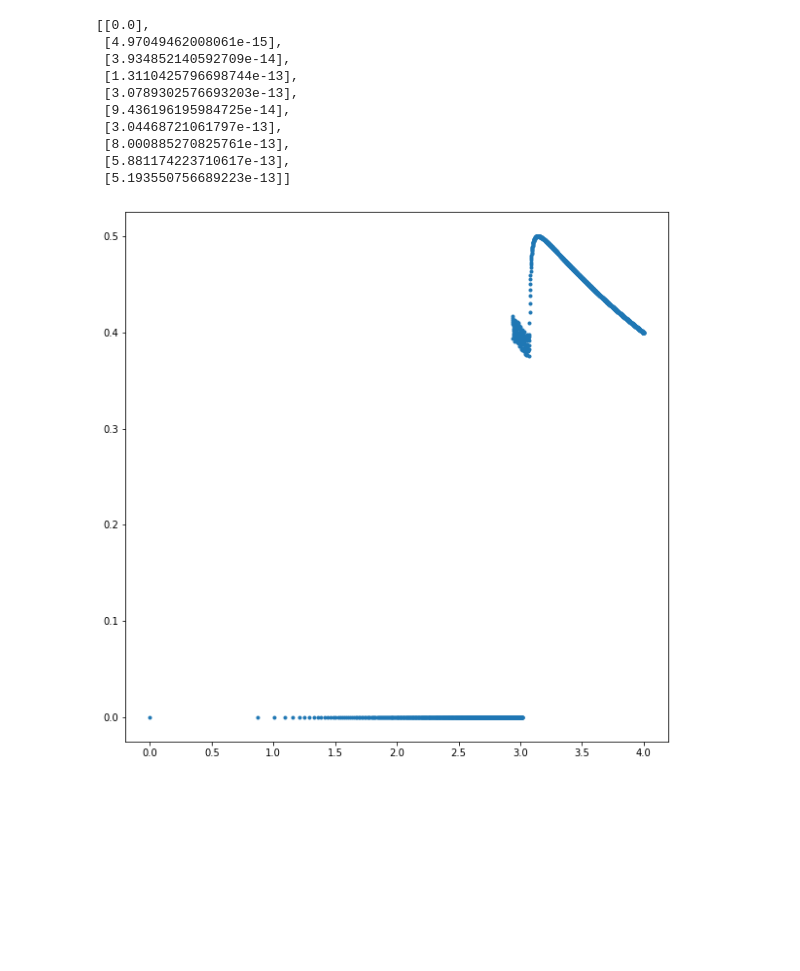
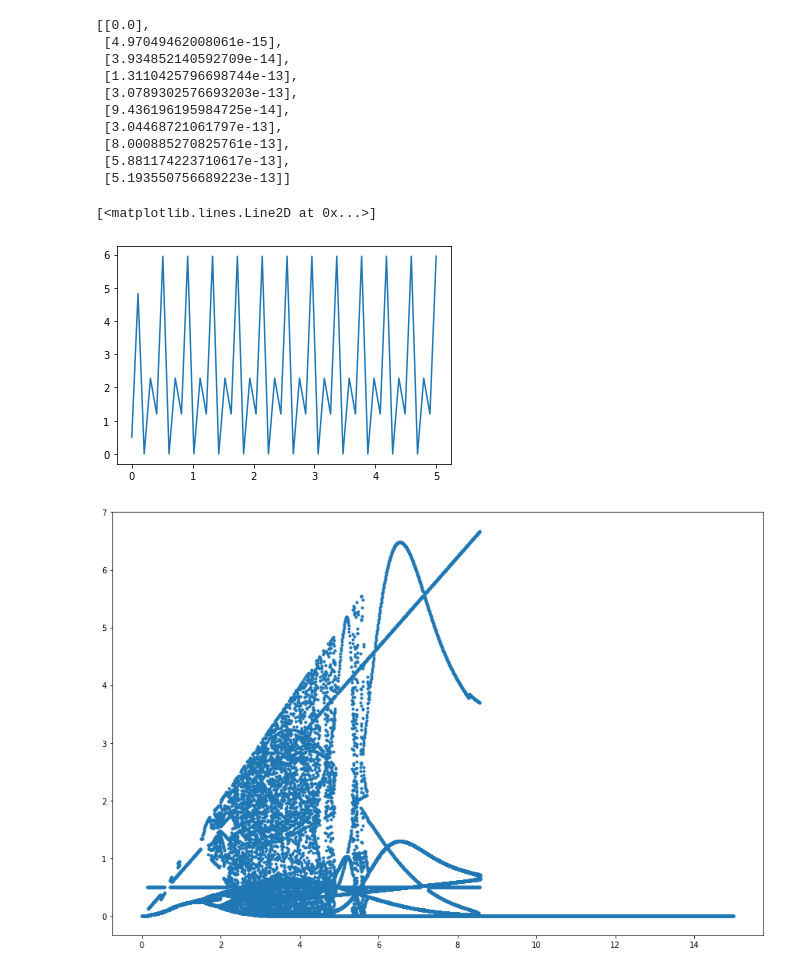
Before and after one commit to pierreGarciaRaf/analyseSim, a Jupyter notebook: TP1/TP01_ET.ipynb, the cells around one changed output. Saved outputs shown, nothing was run; the diff lists cells and outputs as text; code cells hidden in the pictures; blank space fills up the shorter version.

```diff
--- a/TP1/TP01_ET.ipynb
+++ b/TP1/TP01_ET.ipynb
@@ -573,6 +575,6 @@ def un(mu):
 # %%
 def sn(mu):
-    return lambda x: x*np.sin(x*mu)
+    return lambda x: mu*np.exp(-abs(1-x)**2)
 # %%
 def closeReal(a,b):
     return abs(a - b) < 0.05
@@ -601,7 +603,7 @@ def getTheMostImportantMeans(un,rValue,t):
             idx += 1
             if (closeReal(recordedVal[0],val)):
                 valOccurenceNumber[idx][1] += 1
-                valOccurenceNumber[idx][0] = (valOccurenceNumber[idx][0] + val)*0.5
+                valOccurenceNumber[idx][0] = (valOccurenceNumber[idx][0] + val)*0.1
                 hasAdded = True
                 break
         if (not hasAdded):
@@ -629,6 +631,13 @@ generateBifurcationDiagram(sn,np.linspace(0,2,10))
  [8.000885270825761e-13],
  [5.881174223710617e-13],
  [5.193550756689223e-13]]
+# %%
+t =np.linspace(0,5,50)
+mu=3.5
+plt.plot(t,recPlot(sn(6.2),t,0.5))
+# %% [output]
+[<matplotlib.lines.Line2D at 0x...>]
+[figure, added]
 # %%
 def genForPlotting(un,rValues):
     tab = generateBifurcationDiagram(un,rValues)
@@ -642,11 +651,11 @@ def genForPlotting(un,rValues):
         idx+=1
     return rValsForPlt,unForPlt
 # %%
-rValues = 4*np.arange(0,1,0.0005)**0.2
+rValues = 15*np.arange(0,1,0.0005)
 forPlot = genForPlotting(sn,rValues)
 # %%
-fig,ax = plt.subplots(1,1,figsize = (10,10))
+fig,ax = plt.subplots(1,1,figsize = (15,10))
 ax.plot(forPlot[0],forPlot[1],'.')
 fig.show()
 # %% [output]
-[figure, old version]
+[figure, new version]
```
Also changed, not shown: parts of 2 cells of this notebook, 1 other file.
